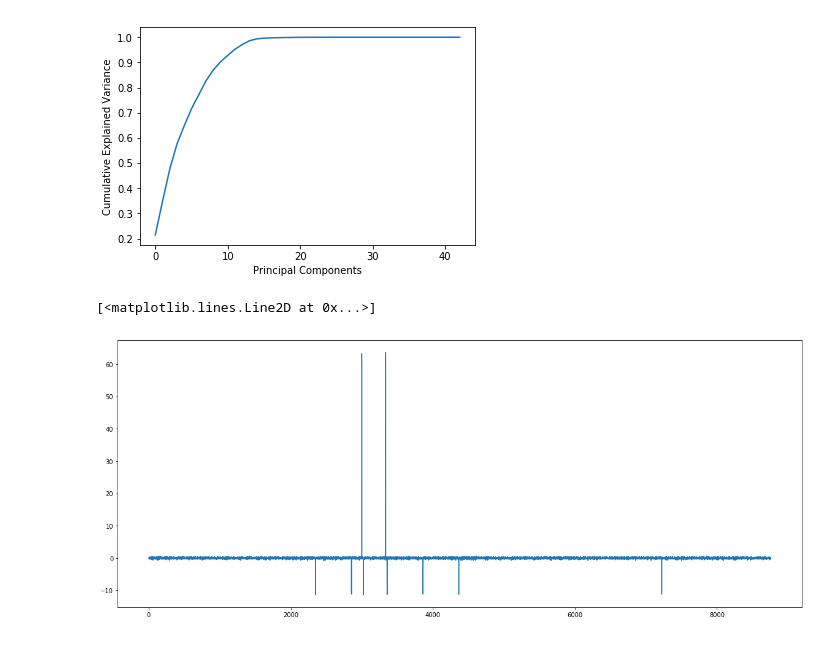
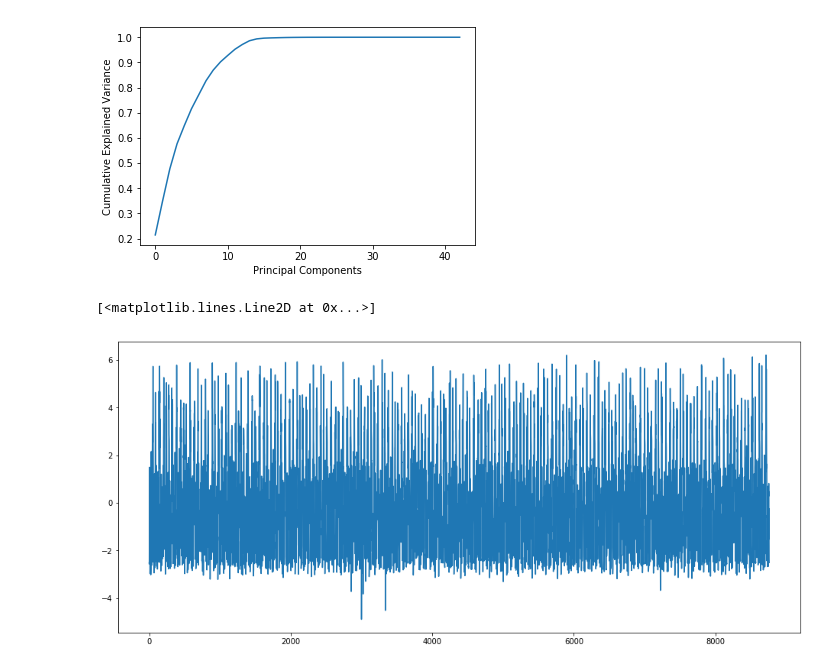
Before and after one commit to MKesteloo/CyberData2, a Jupyter notebook: PCA.ipynb, the cells around one changed output. Saved outputs shown, nothing was run; the diff lists cells and outputs as text; code cells hidden in the pictures.

```diff
--- a/PCA.ipynb
+++ b/PCA.ipynb
@@ -1,5 +1,6 @@
 # %%
 import numpy as np
+np.set_printoptions(threshold='nan')
 import matplotlib.pyplot as plt
 import pandas as pd
 from sklearn import decomposition
@@ -10,20 +11,21 @@ from sklearn.preprocessing import StandardScaler
 data1 = pd.read_csv("set1.csv", parse_dates=True, index_col='DATETIME')
 data2 = pd.read_csv("set2.csv", parse_dates=True, index_col='DATETIME')
 
+# save labels
+target = data2[" ATT_FLAG"]
+
+# remove flag as you should not do pca on this column
+del data1["ATT_FLAG"]
+del data2[" ATT_FLAG"]
+
 # normalize data to have zero mean and unit variance
 # pca does not work well with non-normalized data
 scaler = StandardScaler(copy=True, with_mean=True, with_std=True)
 train = scaler.fit_transform(data1)
 test = scaler.fit_transform(data2)
 
-train = pd.DataFrame(train)
-test = pd.DataFrame(test)
-
-# remove flag as you should not do pca on this column
-train.drop(train.columns[[-1]], axis=1, inplace=True)
-test.drop(test.columns[[-1]], axis=1, inplace=True)
-
-print train.shape, test.shape
-# check if data is indeed scaled by looking at values (we also checked means and std, not shown here)
-train
+# check if data is indeed scaled by looking at mean and std here
+for i in range(43):
+    print "train mean/ std: ", np.mean(train[:, i]), np.std(train[:, i])
+    print "test mean/ std: ", np.mean(test[:, i]), np.std(test[:, i])
 # %% [output]
@@ -69,9 +69,9 @@ plt.plot(pcs.explained_variance_ratio_.cumsum())
 [figure]
 # %%
 # we now use the method from Lakhina et al. (see report) to check which pcs should model the normal/anomalous subspace
-# looks like pc 6 starts showing spikes
-plt.rcParams["figure.figsize"] = (20,8)
-plt.plot(model[:,6])
+# we use the first 11 components for our normal subspace
+plt.rcParams["figure.figsize"] = (16,7)
+plt.plot(model[:,1])
 # %% [output]
 [<matplotlib.lines.Line2D at 0x...>]
-[figure, old version]
+[figure, new version]
```
Also changed, not shown: parts of 4 cells of this notebook, 3 other files.
